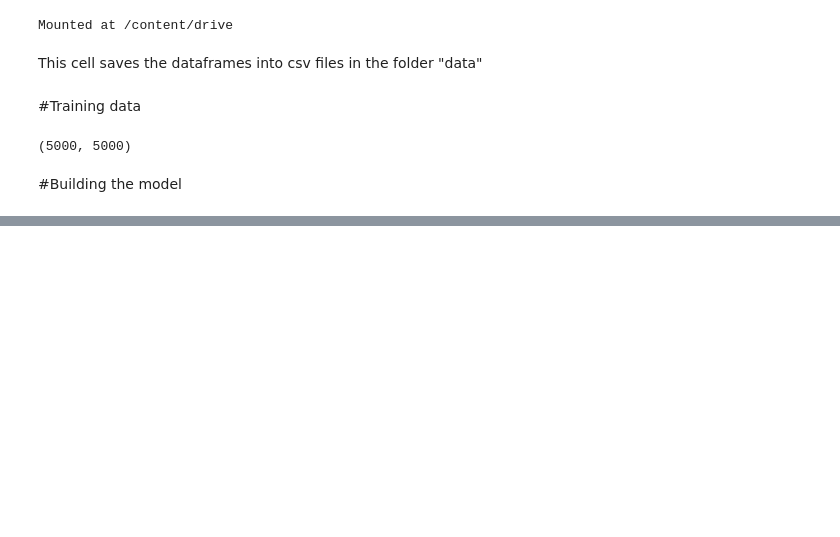
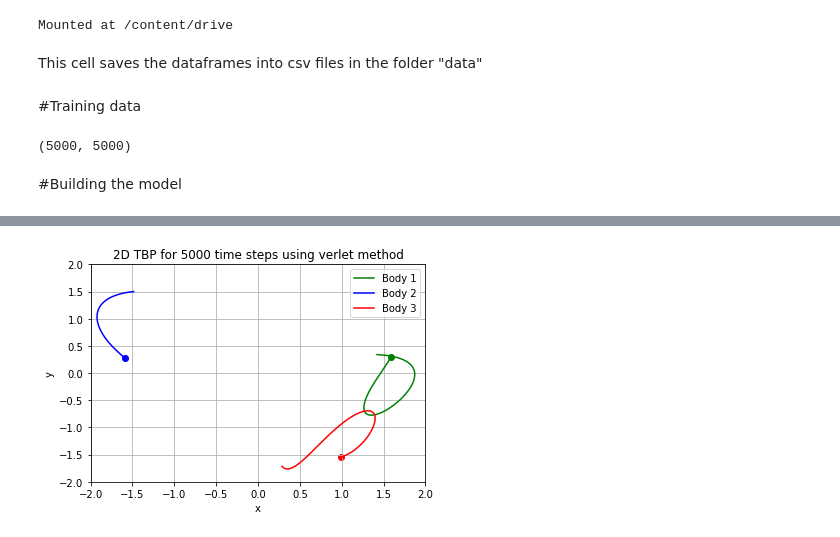
Before and after one commit to i4ata/NN_TBP, a Jupyter notebook: data_generator.ipynb, the cells around one changed output, grey strips where cells are left out. Saved outputs shown, nothing was run; the diff lists cells and outputs as text; code cells hidden in the pictures; blank space fills up the shorter version.

Commit message:
first runs and plots of the model

```diff
--- a/data_generator.ipynb
+++ b/data_generator.ipynb
@@ -502,0 +503,13 @@ model.evaluate(x_test,  y_test, verbose=2)
+# %%
+x1,y1 = get_random_position(0)
+x2,y2 = get_random_position(1)
+x3,y3 = get_random_position(2)
+
+vx1, vy1, vx2, vy2, vx3, vy3 = get_random_velocities()
+
+dat = np.array([[x1,x2,x3,y1,y2,y3,vx1,vx2,vx3,vy1,vy2,vy3]], dtype = 'f')
+# %%
+x,y,vx,vy = verlet_method(max_t, step, M, G, x1, y1, vx1, vy1, x2, y2, vx2, vy2, x3, y3, vx3, vy3)
+plot(x,y)
+# %% [output]
+[figure, added]
```
Also changed, not shown: parts of 9 cells of this notebook.
